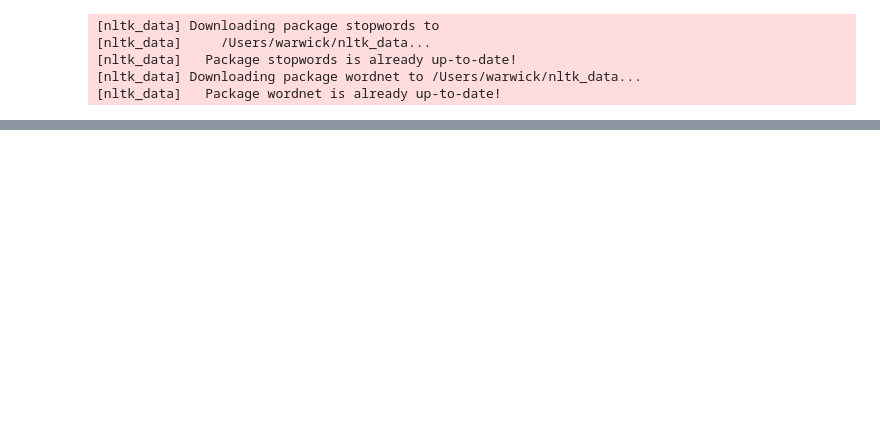
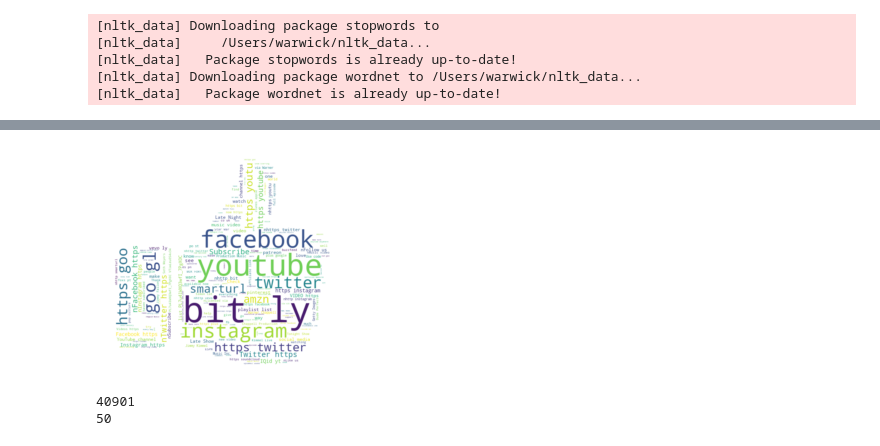
Before and after one commit to warwickwei/CS5112_project_youtube_clustering, a Jupyter notebook: Youtube_clustering.ipynb, the cells around one changed output, grey strips where cells are left out. Drawn from its saved outputs; the diff is of its cells as text; code cells hidden in the pictures; blank space fills up the shorter version.

```diff
--- a/Youtube_clustering.ipynb
+++ b/Youtube_clustering.ipynb
@@ -137 +140,11 @@ CA_raw_data.groupby('category_id')["views"].describe(percentiles = [0.25, 0.5, 0
+# %%
+text = raw_data["description"]
+text_mask = np.array(Image.open('upvote.png'))
+text_list = " ".join(str(i) for i in text)
+wc = wordcloud.WordCloud(background_color = "white",mask = text_mask).generate(text_list)
+plt.imshow(wc, interpolation="bilinear")
+plt.axis("off")
+plt.show()
+# %% [output]
+[figure, added]
 # %%
@@ -141,0 +179,25 @@ for i in
+# %%
+#convert a list of words into vectors
+#take mean of all word vector in a sentence
+
+def avgw2v(list_of_sent):
+    sent_vectors = [];
+    for sent in list_of_sent:
+        sent_vec = np.zeros(50)
+        cnt_words =0;
+        for word in sent:
+            if word in w2v_words:
+                vec = w2v_model.wv[word]
+                sent_vec += vec
+                cnt_words += 1
+        if cnt_words != 0:
+            sent_vec /= cnt_words
+        sent_vectors.append(sent_vec)
+    print(len(sent_vectors))
+    print(len(sent_vectors[0]))
+    return sent_vectors
+
+sent_vect=avgw2v(list_of_sent)
+# %% [output]
+40901
+50
```
Also changed, not shown: parts of 17 cells of this notebook.
